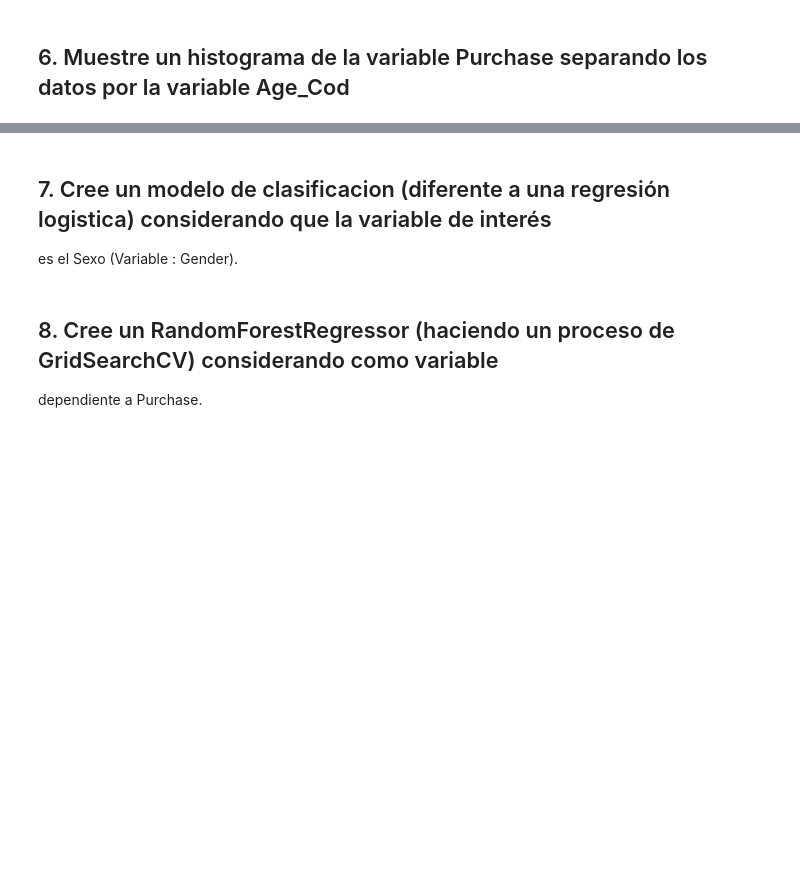
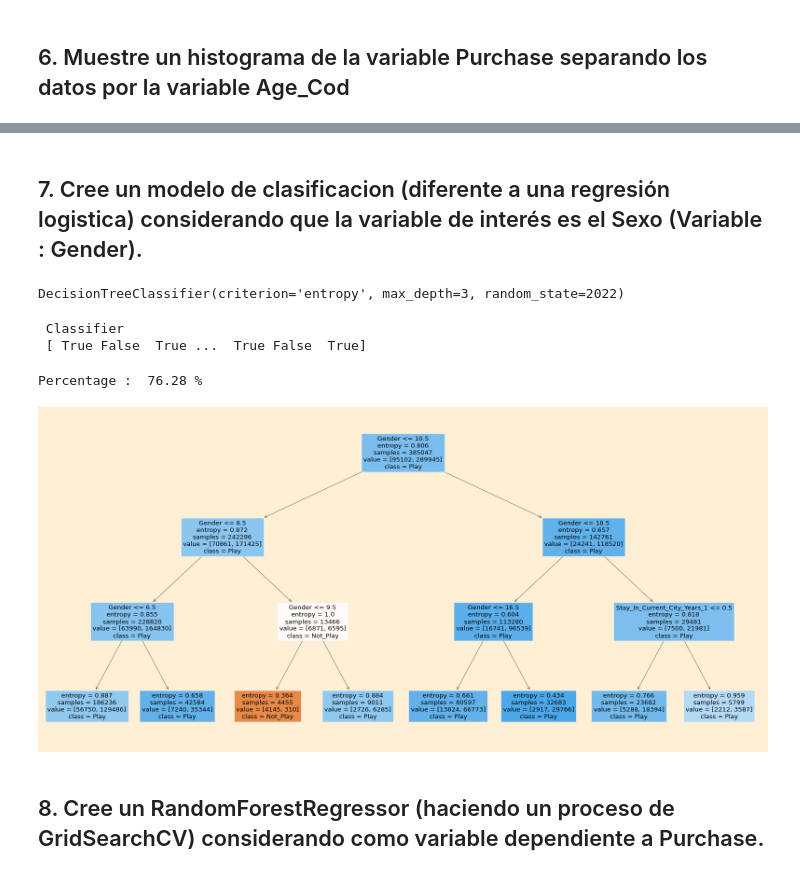
Before and after one commit to joelbarranteswins/Specialization_Final_Exam, a Jupyter notebook: Pregunta 2.ipynb, the cells around one changed output, grey strips where cells are left out. Saved outputs shown, nothing was run; the diff lists cells and outputs as text; code cells hidden in the pictures; blank space fills up the shorter version.

```diff
--- a/Pregunta 2.ipynb
+++ b/Pregunta 2.ipynb
@@ -246,3 +269,2 @@ sns.histplot(x='Purchase', data=df, hue='Age_cod')
 # %% [markdown]
-## 7. Cree un modelo de clasificacion (diferente a una regresión logistica) considerando que la variable de interés
-es el Sexo (Variable : Gender).
+## 7. Cree un modelo de clasificacion (diferente a una regresión logistica) considerando que la variable de interés es el Sexo (Variable : Gender).
@@ -248,0 +279,22 @@ es el Sexo (Variable : Gender).
+# %%
+df = pd.get_dummies(data=df, columns=['Age', 'City_Category', 'Stay_In_Current_City_Years'])
+# %%
+from sklearn.model_selection import train_test_split
+X = df.drop(['Gender','Age_cod'],axis=1)
+y = df['Gender']
+X_train, X_test, y_train, y_test = train_test_split(
+    X, y,
+    test_size=0.3,
+    train_size=0.7,
+    random_state=2022
+    )
+# %%
+from sklearn.tree import DecisionTreeClassifier
+
+model = DecisionTreeClassifier(
+    criterion='entropy',
+    max_depth=3,
+    random_state = 2022)
+model.fit(X_train,y_train)
+# %% [output]
+DecisionTreeClassifier(criterion='entropy', max_depth=3, random_state=2022)
@@ -248,0 +303,25 @@ es el Sexo (Variable : Gender).
+# %%
+print(" Classifier\n",np.array(y_pred == y_test)[:])
+# %% [output]
+ Classifier
+ [ True False  True ...  True False  True]
+# %%
+print('Percentage : ', round(100*np.sum(y_pred == y_test)/len(y_test),2), '%')
+# %% [output]
+Percentage :  76.28 %
+# %%
+from sklearn.tree import plot_tree
+import matplotlib.pyplot as plt
+
+fig = plt.figure(figsize=(25,12), facecolor = 'papayawhip', edgecolor = '#FDEDEC', dpi=80)
+plt.style.use('ggplot')
+plot_tree(
+    model,
+    feature_names=df.columns,
+    fontsize=12,
+    filled=True,
+    class_names=['Not_Play', 'Play']
+    )
+plt.show()
+# %% [output]
+[figure, added]
@@ -249,3 +337,2 @@ es el Sexo (Variable : Gender).
 # %% [markdown]
-## 8. Cree un RandomForestRegressor  (haciendo un proceso de GridSearchCV) considerando como variable
-dependiente a Purchase.
+## 8. Cree un RandomForestRegressor  (haciendo un proceso de GridSearchCV) considerando como variable dependiente a Purchase.
```
Also changed, not shown: parts of 19 cells of this notebook.
